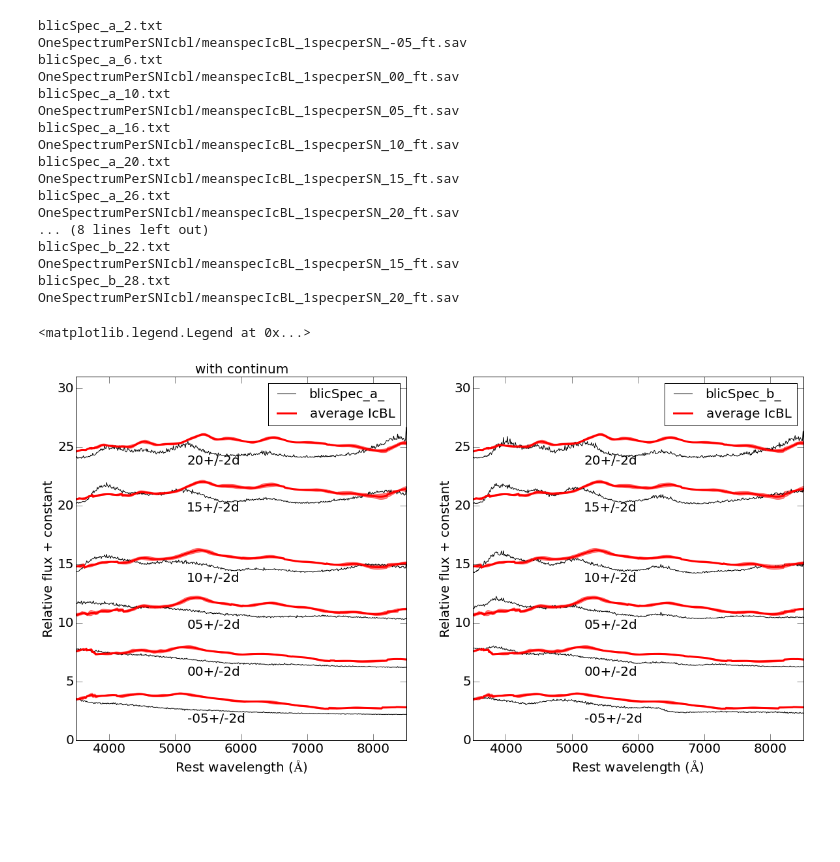
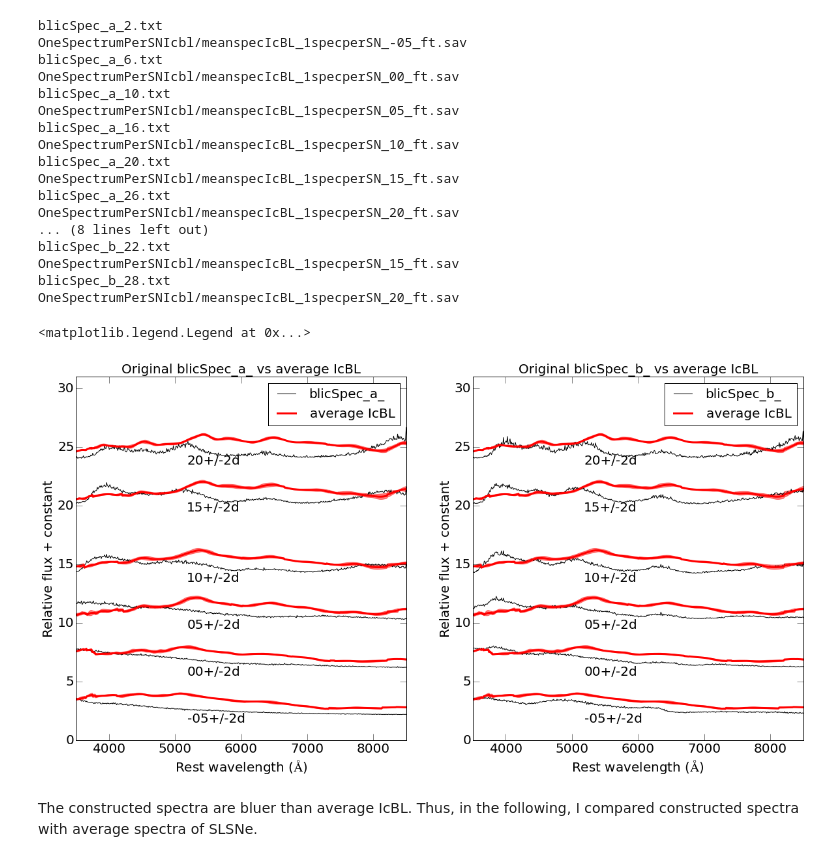
Before and after one commit to yoyo1989/ModelIcbl-Paul-Jenni, a Jupyter notebook: blicSpec_ab_vs_IcBLmean.ipynb, the cells around one changed output. Saved outputs shown, nothing was run; the diff lists cells and outputs as text; code cells hidden in the pictures; blank space fills up the shorter version.

```diff
--- a/blicSpec_ab_vs_IcBLmean.ipynb
+++ b/blicSpec_ab_vs_IcBLmean.ipynb
@@ -106,40 +110,43 @@ pl.xlim(3500, 8500)
 pl.ylim(0, 31)
 pl.legend(fontsize=20)
 plt.tick_params(labelsize=20)
-pl.title('with continum',fontsize=20)
+pl.title('Original blicSpec_a_ vs average IcBL',fontsize=20)
 
 plt.subplot(122)
 plotmont2('blicSpec_b_',
          ['2', '8', '12', '18', '22', '28'],
          'OneSpectrumPerSNIcbl/meanspecIcBL_1specperSN_',
          ['-05', '00', '05', '10', '15', '20'],
          [2, 6, 10, 14, 20, 24, 30])
 pl.xlabel("Rest wavelength ($\AA$)",fontsize=20)
 pl.ylabel("Relative flux + constant",fontsize=20)
 pl.xlim(3500, 8500)
 pl.ylim(0, 31)
 plt.tick_params(labelsize=20)
+pl.title('Original blicSpec_b_ vs average IcBL',fontsize=20)
 pl.legend(fontsize=20)
 # %% [output]
 blicSpec_a_2.txt
 OneSpectrumPerSNIcbl/meanspecIcBL_1specperSN_-05_ft.sav
 blicSpec_a_6.txt
 OneSpectrumPerSNIcbl/meanspecIcBL_1specperSN_00_ft.sav
 blicSpec_a_10.txt
 OneSpectrumPerSNIcbl/meanspecIcBL_1specperSN_05_ft.sav
 blicSpec_a_16.txt
 OneSpectrumPerSNIcbl/meanspecIcBL_1specperSN_10_ft.sav
 blicSpec_a_20.txt
 OneSpectrumPerSNIcbl/meanspecIcBL_1specperSN_15_ft.sav
 blicSpec_a_26.txt
 OneSpectrumPerSNIcbl/meanspecIcBL_1specperSN_20_ft.sav
 ... (8 lines left out)
 blicSpec_b_22.txt
 OneSpectrumPerSNIcbl/meanspecIcBL_1specperSN_15_ft.sav
 blicSpec_b_28.txt
 OneSpectrumPerSNIcbl/meanspecIcBL_1specperSN_20_ft.sav
 <matplotlib.legend.Legend at 0x...>
-[figure, old version]
+[figure, new version]
+# %% [markdown]
+The constructed spectra are bluer than average IcBL. Thus, in the following, I compared constructed spectra with average spectra of SLSNe.
 # %%
 def plotmont3(spec, phase, specmean, phasemean, shift):
     for i in range(len(phase)):
```
Also changed, not shown: parts of 5 cells of this notebook.
